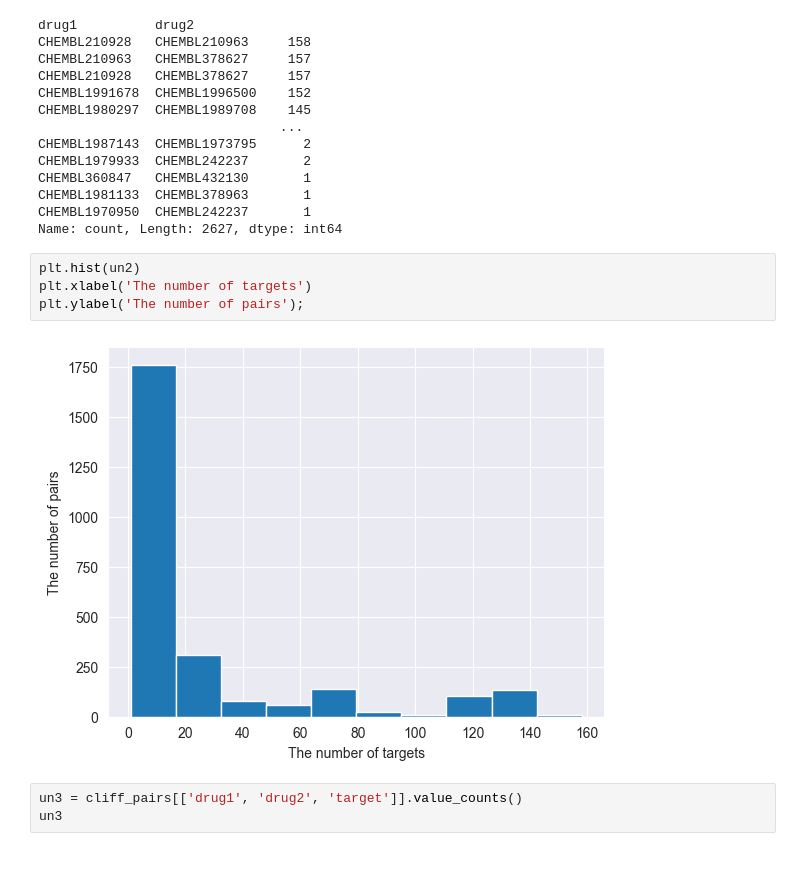
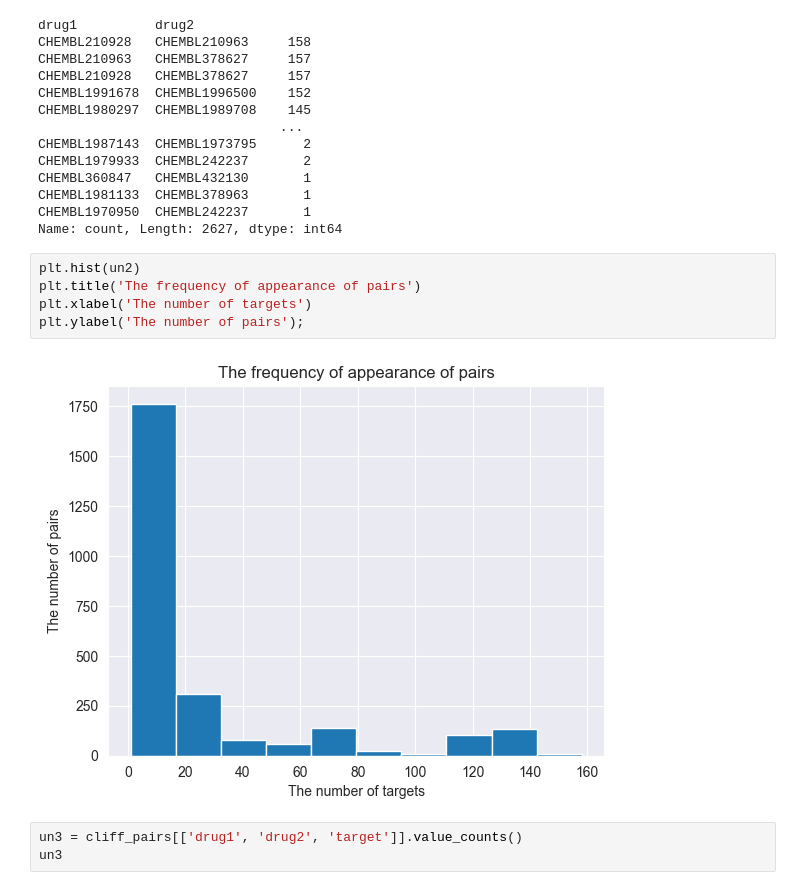
Before and after one commit to reginaib/AC-DTI, a Jupyter notebook: scripts/kiba-ac.ipynb, the cells around one changed output. Saved outputs shown, nothing was run; the diff lists cells and outputs as text; blank space fills up the shorter version.

```diff
--- a/scripts/kiba-ac.ipynb
+++ b/scripts/kiba-ac.ipynb
@@ -134,10 +205,11 @@ CHEMBL1970950  CHEMBL242237       1
 Name: count, Length: 2627, dtype: int64
 # %%
 plt.hist(un2)
+plt.title('The frequency of appearance of pairs')
 plt.xlabel('The number of targets')
 plt.ylabel('The number of pairs');
 # %% [output]
-[figure, old version]
+[figure, new version]
 # %%
 un3 = cliff_pairs[['drug1', 'drug2', 'target']].value_counts()
 un3
```
Also changed, not shown: parts of 7 cells of this notebook, 2 other files.
